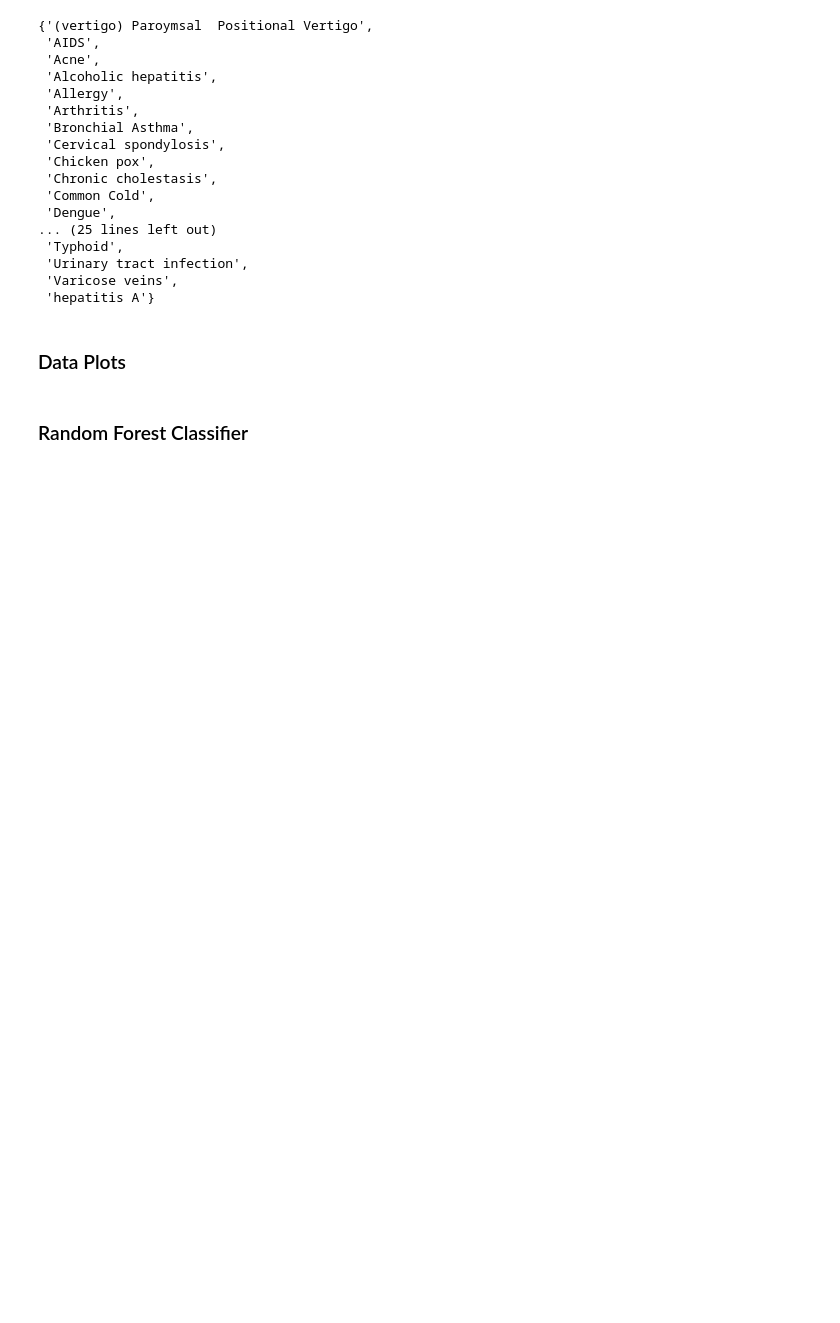
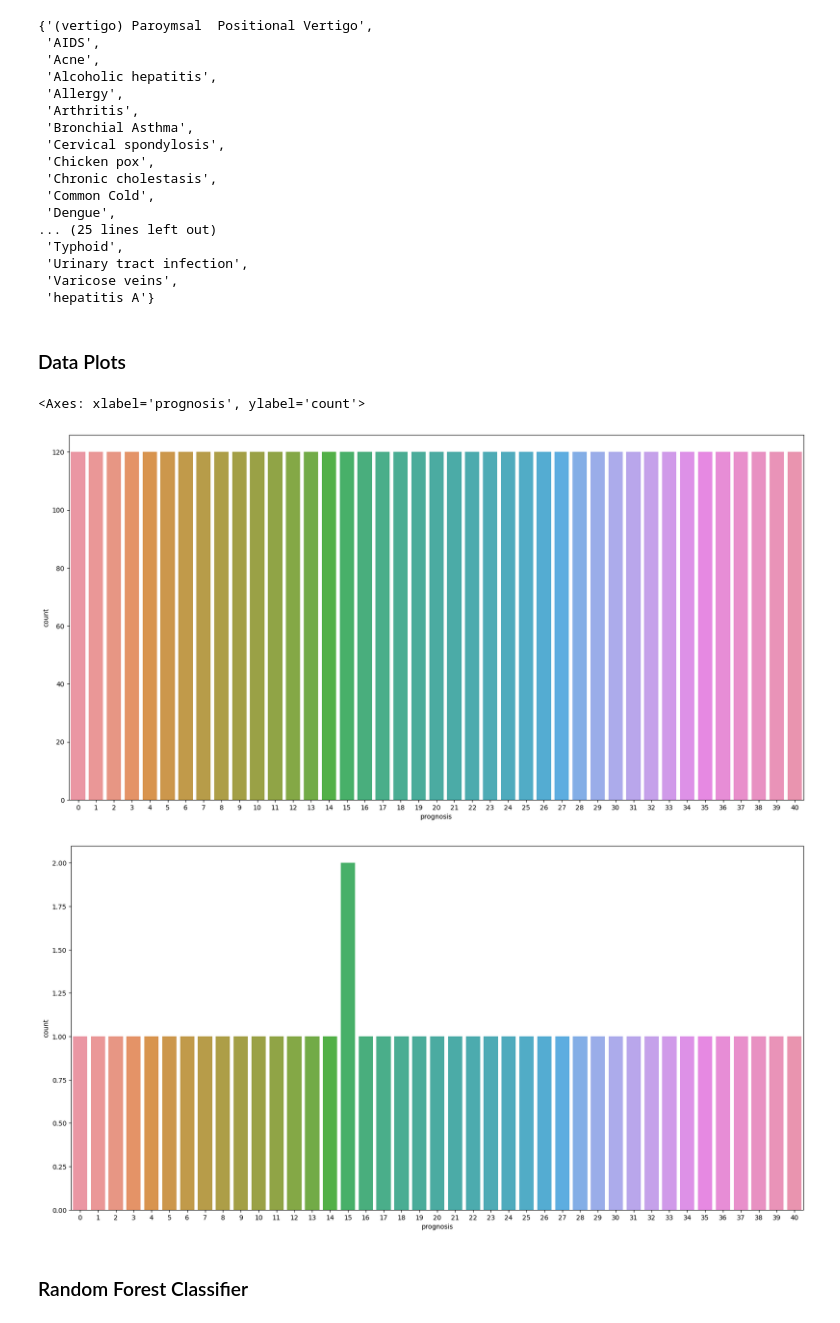
Before and after one commit to Velogan-Boy/diagno-ai-zer, a Jupyter notebook: notebooks/predictDisease.ipynb, the cells around one changed output. Cells and saved outputs as stored; diff of their text form; code cells hidden in the pictures; blank space fills up the shorter version.

```diff
--- a/notebooks/predictDisease.ipynb
+++ b/notebooks/predictDisease.ipynb
@@ -20,5 +35,10 @@ memory usage: 5.0+ MB
 # %%
 train=train.drop('Unnamed: 133',axis=1)
+# %%
+le = LabelEncoder()
+train['prognosis'] = le.fit_transform(train['prognosis'])
+
+test['prognosis'] = le.fit_transform(test['prognosis'])
 # %% [markdown]
 ### List of Symptoms
 # %%
@@ -77,3 +94,15 @@ set(list(y_train))
+# %%
+# plots for categorical data
+
+plt.figure(figsize=(20,10))
+sns.countplot(x='prognosis',data=train)
+
+plt.figure(figsize=(20,10))
+sns.countplot(x='prognosis',data=test)
+# %% [output]
+<Axes: xlabel='prognosis', ylabel='count'>
+[figure, added]
+[figure, added]
 # %% [markdown]
 ### Random Forest Classifier
 # %%
```
Also changed, not shown: parts of 19 cells of this notebook.
